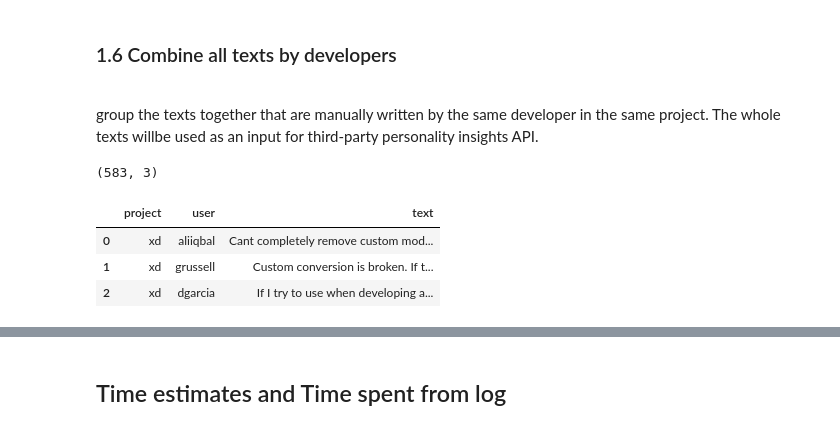
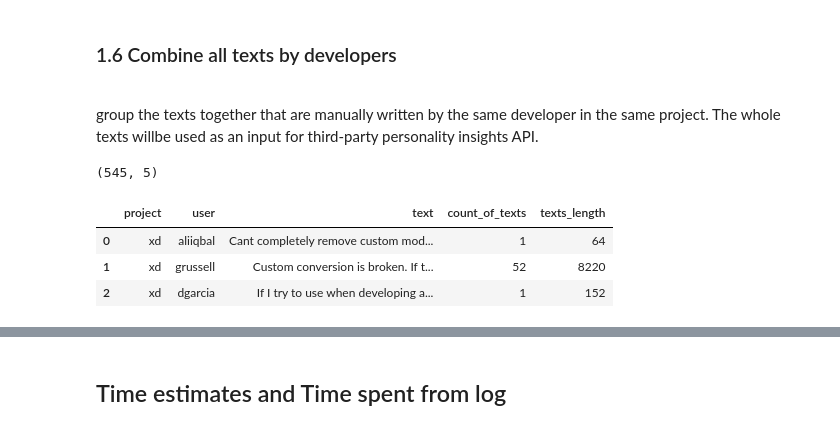
Before and after one commit to gogoladzetedo/Personalities_In_Agile, a Jupyter notebook: Analysis.ipynb, the cells around one changed output, grey strips where cells are left out. Cells and saved outputs as stored; diff of their text form; code cells hidden in the pictures.

Commit message:
Update Analysis.ipynb
v0.4
added mroe regex functions for text cleaning

```diff
--- a/Analysis.ipynb
+++ b/Analysis.ipynb
@@ -294,6 +336,6 @@ log_cols.sort_values('textLength', ascending=False).head(20)
 # %%
 #remove outliers
-log_cols = log_cols.drop([7085, 3635, 3521, 2575, 1740, 6974, 2507])
+log_cols = log_cols.drop([7085, 3635, 3521, 2575, 1740, 2507])
 # %% [markdown]
 Export dataset to csv file and explore manually
 # %%
@@ -391,37 +433,49 @@ length of the text, below which to filter out the rows:  21
+# %%
+log_cut = log_cols[(log_cols['textLength']>value_shortest) & (log_cols['textLength']<value_Longest)]
 # %% [markdown]
 <h3> 1.6 Combine all texts by developers </h3><br>
 group the texts together that are manually written by the same developer in the same project. The whole texts willbe used as an input for third-party personality insights API.
 # %%
 
 # loop through the projects, then through the authors and combine the texts written by the given author in the given project
 # store the project, author and text data into series and form a data frame.
 
 df_proj_name = []
 df_user_name = []
 df_user_text = []
-
-for project in log_cols['project'].unique():
-    for dev_user in log_cols[log_cols['project']==project]['author'].unique():
+df_texts_count = []
+df_texts_length = []
+for project in log_cut['project'].unique():
+    for dev_user in log_cut[log_cut['project']==project]['author'].unique():
 
         user_txt = ''
-        curr_df = log_cols[(log_cols['project']==project) & (log_cols['author']==dev_user)]
+        texts_count = 0
+        texts_length = 0
+        curr_df = log_cut[(log_cut['project']==project) & (log_cut['author']==dev_user)]
         for index, row in curr_df.iterrows():
             user_txt = str(user_txt) + str(row['text']) + '. '
+            texts_count = texts_count + 1
+            texts_length = texts_length + len(row['text'])
         df_proj_name.append(project)
         df_user_name.append(dev_user)
         df_user_text.append(user_txt)
+        df_texts_count.append(texts_count)
+        df_texts_length.append(texts_length)
+
 
 user_text_combined = pd.DataFrame({'project':df_proj_name,
                    'user':df_user_name,
-                   'text':df_user_text})
+                   'text':df_user_text,
+                    'count_of_texts':df_texts_count,
+                    'texts_length':df_texts_length})
 
 
 user_text_combined.to_csv('user_text_combined.csv')
 print(user_text_combined.shape)
 user_text_combined.head(3)
 # %% [output]
-(583, 3)
+(545, 5)
-|  | project | user | text |
-| 0 | xd | aliiqbal | Cant completely remove custom mod... |
-| 1 | xd | grussell | Custom conversion is broken. If t... |
-| 2 | xd | dgarcia | If I try to use when developing a... |
+|  | project | user | text | count_of_texts | texts_length |
+| 0 | xd | aliiqbal | Cant completely remove custom mod... | 1 | 64 |
+| 1 | xd | grussell | Custom conversion is broken. If t... | 52 | 8220 |
+| 2 | xd | dgarcia | If I try to use when developing a... | 1 | 152 |
```
Also changed, not shown: parts of 10 cells of this notebook.
